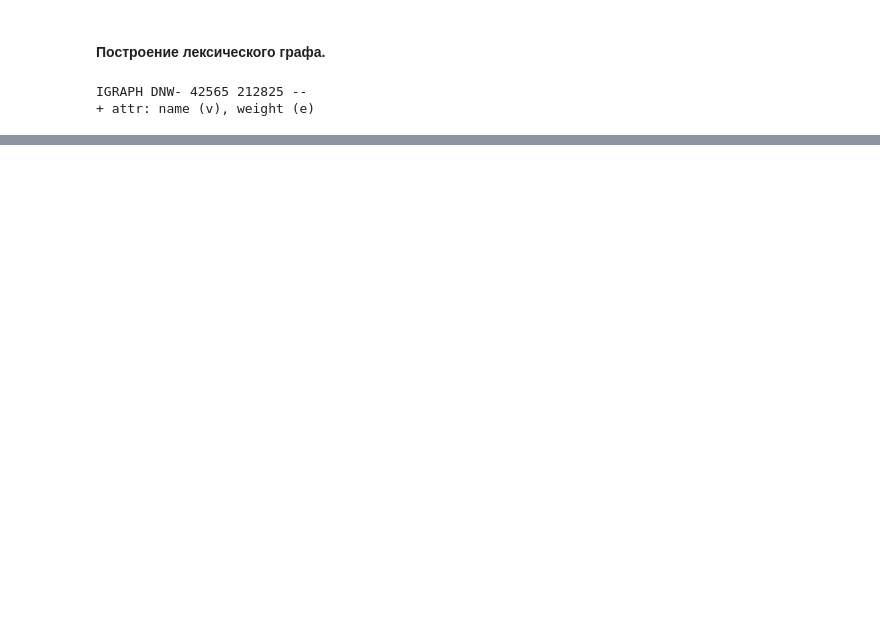
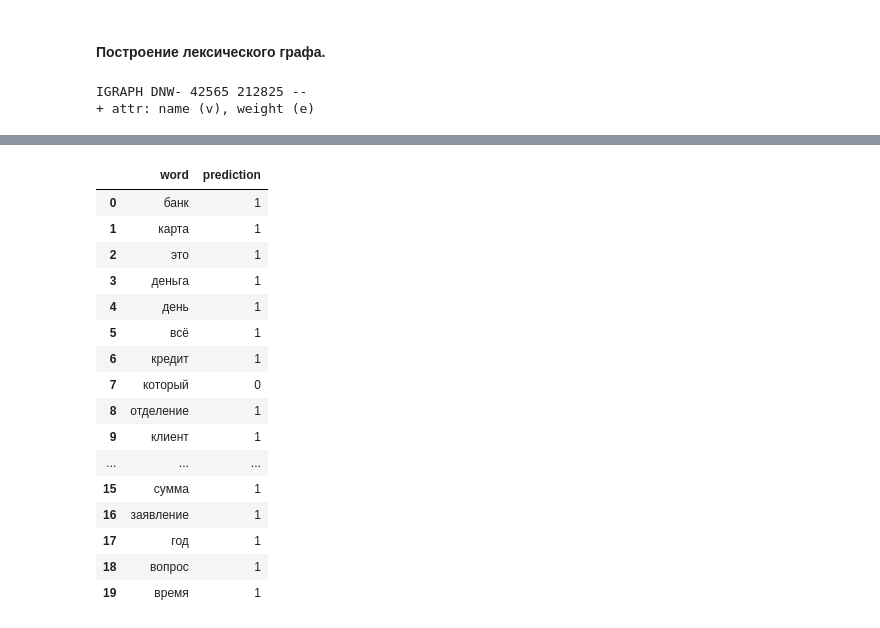
Before and after one commit to msavilov/Natural_Language_Processing, a Jupyter notebook: 3_Syntactic_analysis/syntactic_analysis.ipynb, the cells around one changed output, grey strips where cells are left out. Drawn from its saved outputs; the diff is of its cells as text; code cells hidden in the pictures; blank space fills up the shorter version.

```diff
--- a/3_Syntactic_analysis/syntactic_analysis.ipynb
+++ b/3_Syntactic_analysis/syntactic_analysis.ipynb
@@ -393,0 +431,8 @@ l[:20]
+# %%
+model_df = model_df[model_df['label'] != -1]
+y = model_df['label']
+X = model_df.drop(columns=['word', 'label'])
+# %%
+X_train, X_test, y_train, y_test = train_test_split(X, y, test_size=0.2, random_state=21)
+# %%
+label_model.fit(X_train, y_train)
@@ -393,0 +443,2 @@ l[:20]
+# %%
+spread_df['prediction'] = spread_df.word.apply(lambda x: label_model.predict([model_response.wv[x]])[0])
@@ -393,0 +458,21 @@ l[:20]
+# %%
+result = spread_df[spread_df['label'] == -1]
+result.head(20)
+# %% [output]
+|  | word | prediction |
+| 0 | банк | 1 |
+| 1 | карта | 1 |
+| 2 | это | 1 |
+| 3 | деньга | 1 |
+| 4 | день | 1 |
+| 5 | всё | 1 |
+| 6 | кредит | 1 |
+| 7 | который | 0 |
+| 8 | отделение | 1 |
+| 9 | клиент | 1 |
+| ... | ... | ... |
+| 15 | сумма | 1 |
+| 16 | заявление | 1 |
+| 17 | год | 1 |
+| 18 | вопрос | 1 |
+| 19 | время | 1 |
```
Also changed, not shown: parts of 34 cells of this notebook, 1 other file.
